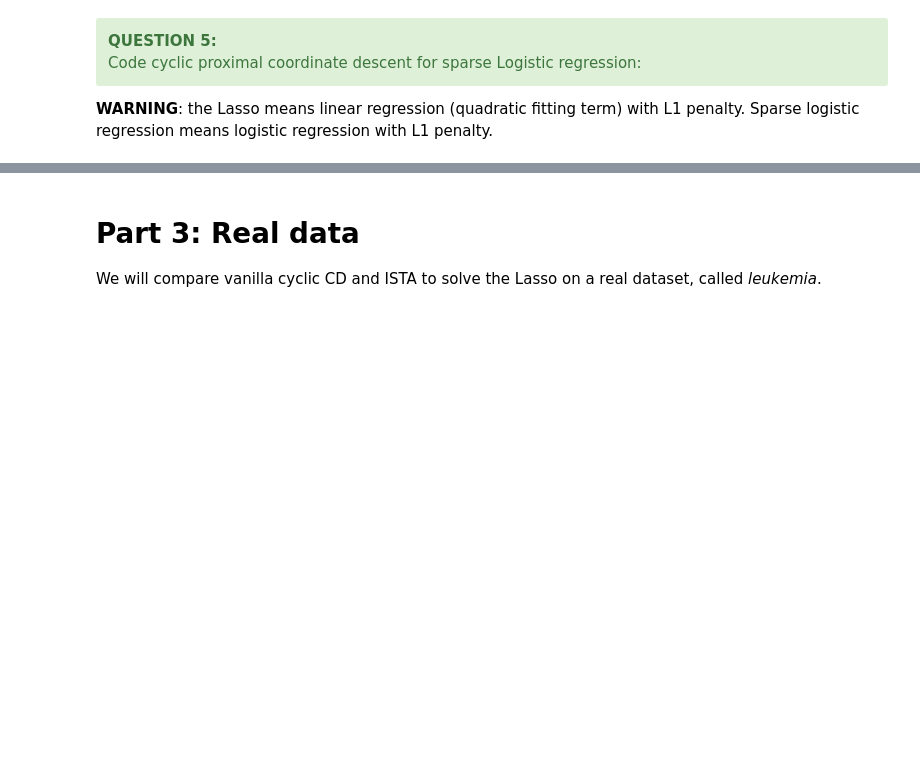
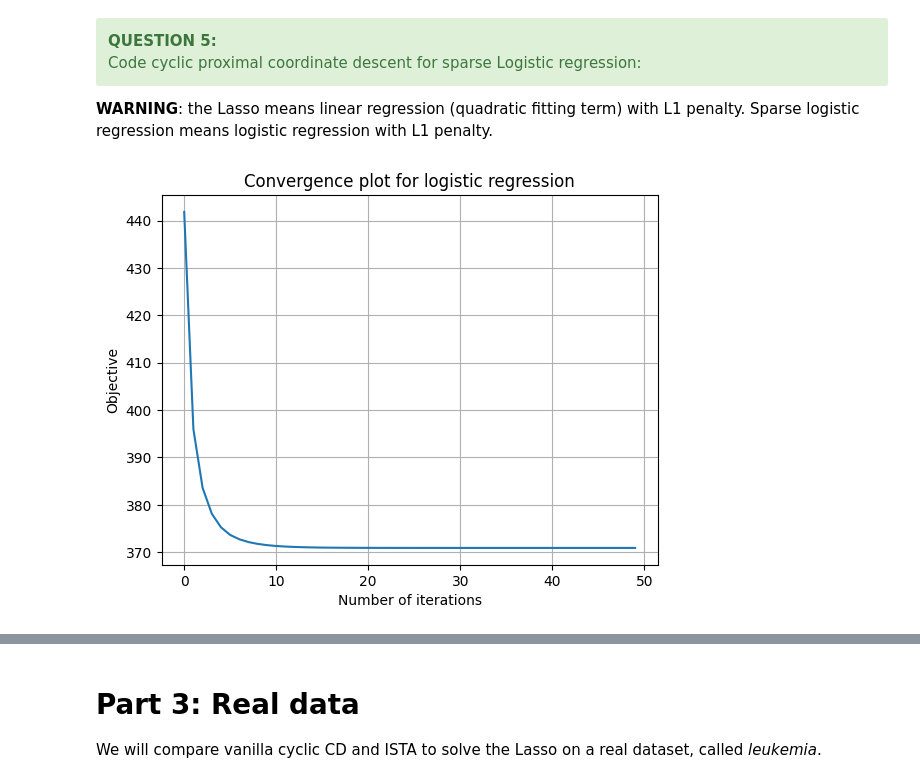
Before and after one commit to BryanBradfo/optimisation-algorithms, a Jupyter notebook: lab3_chen_bryan_and_devilder_alice.ipynb, the cells around one changed output, grey strips where cells are left out. Cells and saved outputs as stored; diff of their text form; code cells hidden in the pictures; blank space fills up the shorter version.

```diff
--- a/lab3_chen_bryan_and_devilder_alice.ipynb
+++ b/lab3_chen_bryan_and_devilder_alice.ipynb
@@ -418,36 +419,39 @@ lamb = lambda_max / 20.
 # to take random values like 0.1 in previous Labs
 
 
-def sigmoid(t):
-    """Sigmoid function"""
-    return 1. / (1. + np.exp(-t))
-
-
-def soft_thresh(x, u):
-    """Soft thresholding of x at level u"""
-    return np.sign(x) * np.maximum(0., np.abs(x) - u)
-
-
 def cd_logreg(X, y, lamb, n_iter):
     n_samples, n_features = X.shape
     w = np.zeros(n_features)
     Xw = X.dot(w)
 
     # TODO
-    # lips_const =
+    lips_const = np.linalg.norm(X, ord=2, axis=0) ** 2 / 4
     # END TODO
+
+    all_objs = np.zeros(n_iter)
 
     for t in range(n_iter):
         for j in range(n_features):
             old_w_j = w[j]
             # TODO
-            # grad_j =
-            # w[j] = soft_thresh(1, 2)
+            grad_j = -sum(y * X[:, j] * sigmoid(-y * Xw))
+            w[j] = soft_thresh(w[j] - grad_j / lips_const[j], lamb / lips_const[j])
 
-            # if old_w_j != w[j]:
-                # Xw +=
+            if old_w_j != w[j]:
+                Xw += (w[j] - old_w_j) * X[:, j]
             #END TODO
 
         all_objs[t] = np.log(1. + np.exp(-y * Xw)).sum() + lamb * norm(w, ord=1)
 
     return w, all_objs
+# %%
+w , all_objs_lcsp = cd_logreg(X,y,lamb,n_iter=50)
+# %%
+plt.plot(all_objs_lcsp)
+plt.xlabel('Number of iterations')
+plt.ylabel('Objective')
+plt.title('Convergence plot for logistic regression')
+plt.grid()
+plt.show()
+# %% [output]
+[figure, added]
```
Also changed, not shown: parts of 11 cells of this notebook.
